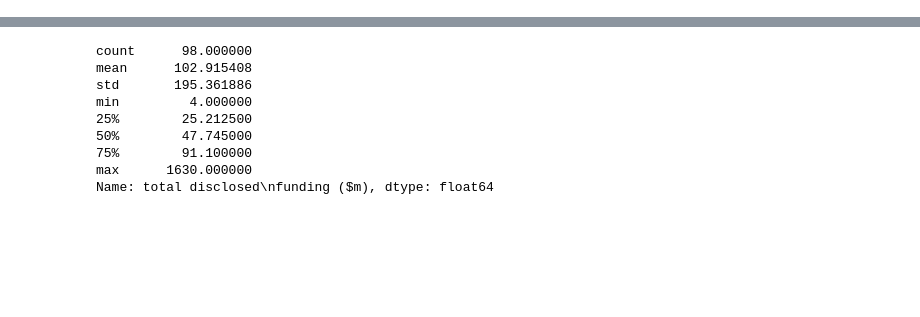
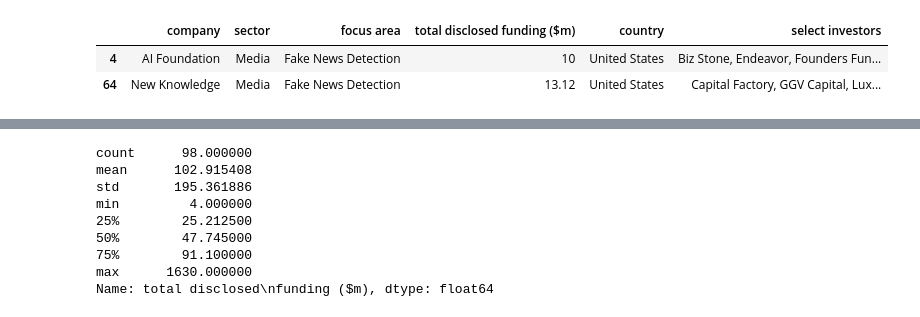
Before and after one commit to forzavitale/CBI_AI_Top100_2019, a Jupyter notebook: CBI_AI_100.ipynb, the cells around one changed output, grey strips where cells are left out. Saved outputs shown, nothing was run; the diff lists cells and outputs as text; code cells hidden in the pictures; blank space fills up the shorter version.

```diff
--- a/CBI_AI_100.ipynb
+++ b/CBI_AI_100.ipynb
@@ -23,0 +50,6 @@ df.head()
+# %%
+df[df['focus area'] == 'Fake News Detection']
+# %% [output]
+|  | company | sector | focus area | total disclosed funding ($m) | country | select investors |
+| 4 | AI Foundation | Media | Fake News Detection | 10 | United States | Biz Stone, Endeavor, Founders Fun... |
+| 64 | New Knowledge | Media | Fake News Detection | 13.12 | United States | Capital Factory, GGV Capital, Lux... |
```
Also changed, not shown: parts of 17 cells of this notebook, 3 other files.
